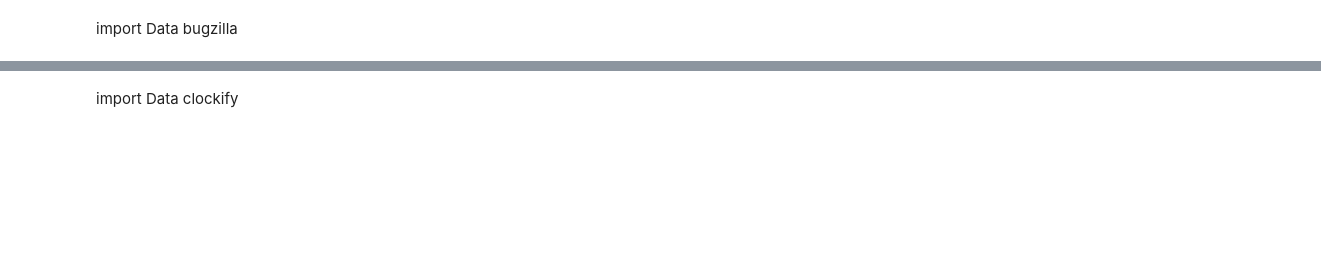
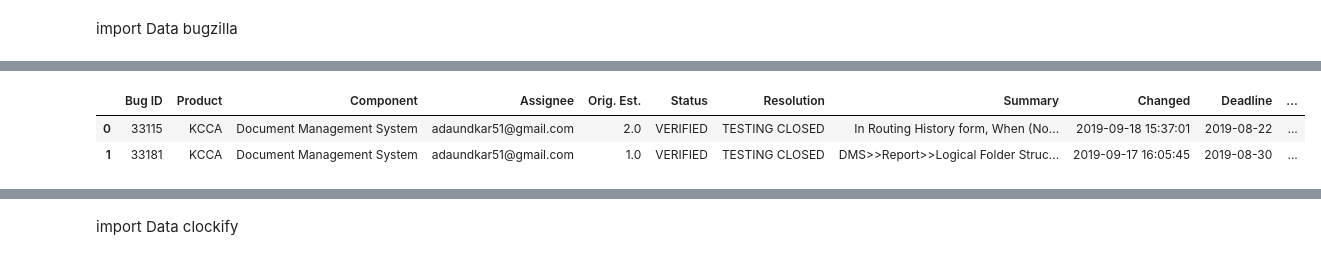
Before and after one commit to dharmendra-chouhan/-DEAS-Accounts---Municipal-Corporation, a Jupyter notebook: TimeSheet_01_06_2020_to_13_06_2020.ipynb, the cells around one changed output, grey strips where cells are left out. Saved outputs shown, nothing was run; the diff lists cells and outputs as text; code cells hidden in the pictures; blank space fills up the shorter version.

```diff
--- a/TimeSheet_01_06_2020_to_13_06_2020.ipynb
+++ b/TimeSheet_01_06_2020_to_13_06_2020.ipynb
@@ -17,0 +18,6 @@ bugzilla_1junto13jun= pd.read_csv('bugs-2020-06-15.csv', encoding='latin-1')
+# %%
+bugzilla_1junto13jun.head(2)
+# %% [output]
+|  | Bug ID | Product | Component | Assignee | Orig. Est. | Status | Resolution | Summary | Changed | Deadline | ... |
+| 0 | 33115 | KCCA | Document Management System | adaundkar51@gmail.com | 2.0 | VERIFIED | TESTING CLOSED | In Routing History form, When (No... | 2019-09-18 15:37:01 | 2019-08-22 | ... |
+| 1 | 33181 | KCCA | Document Management System | adaundkar51@gmail.com | 1.0 | VERIFIED | TESTING CLOSED | DMS>>Report>>Logical Folder Struc... | 2019-09-17 16:05:45 | 2019-08-30 | ... |
```
Also changed, not shown: parts of 9 cells of this notebook.
